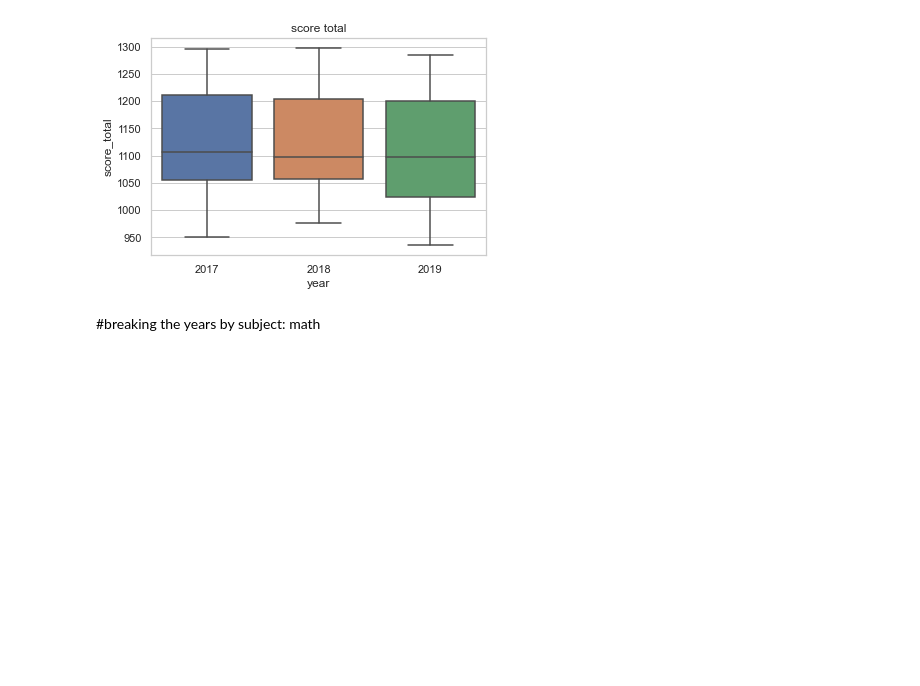
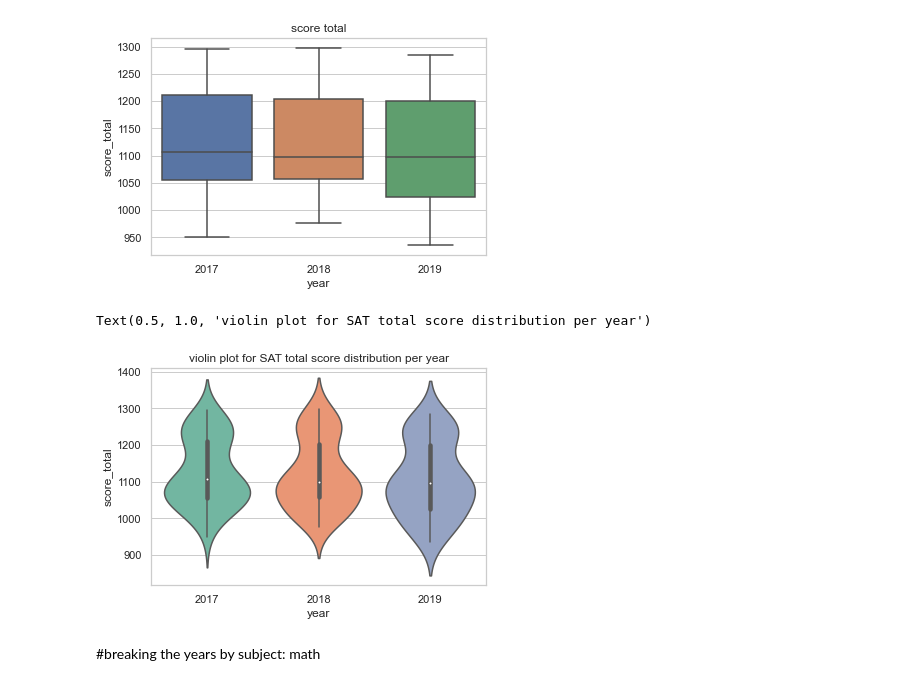
Before and after one commit to ClementGalvierGitHub/Projects, a Jupyter notebook: project_1/code/starter-code_CG_18_07_2022_1533.ipynb, the cells around one changed output. Saved outputs shown, nothing was run; the diff lists cells and outputs as text; code cells hidden in the pictures; blank space fills up the shorter version.

```diff
--- a/project_1/code/starter-code_CG_18_07_2022_1533.ipynb
+++ b/project_1/code/starter-code_CG_18_07_2022_1533.ipynb
@@ -1088,6 +1088,14 @@ boxplot_years.set_title("score total")
 # %% [output]
 Text(0.5, 1.0, 'score total')
 [figure]
+# %%
+ax = sns.violinplot(x="year", y="score_total",
+                    data=sat_three_years, palette="Set2", split=True,
+                    scale="count",col="time")
+ax.set_title ("violin plot for SAT total score distribution per year")
+# %% [output]
+Text(0.5, 1.0, 'violin plot for SAT total score distribution per year')
+[figure, added]
 # %% [markdown]
 #breaking the years by subject: math
 # %%
```
Also changed, not shown: parts of 2 cells of this notebook.
